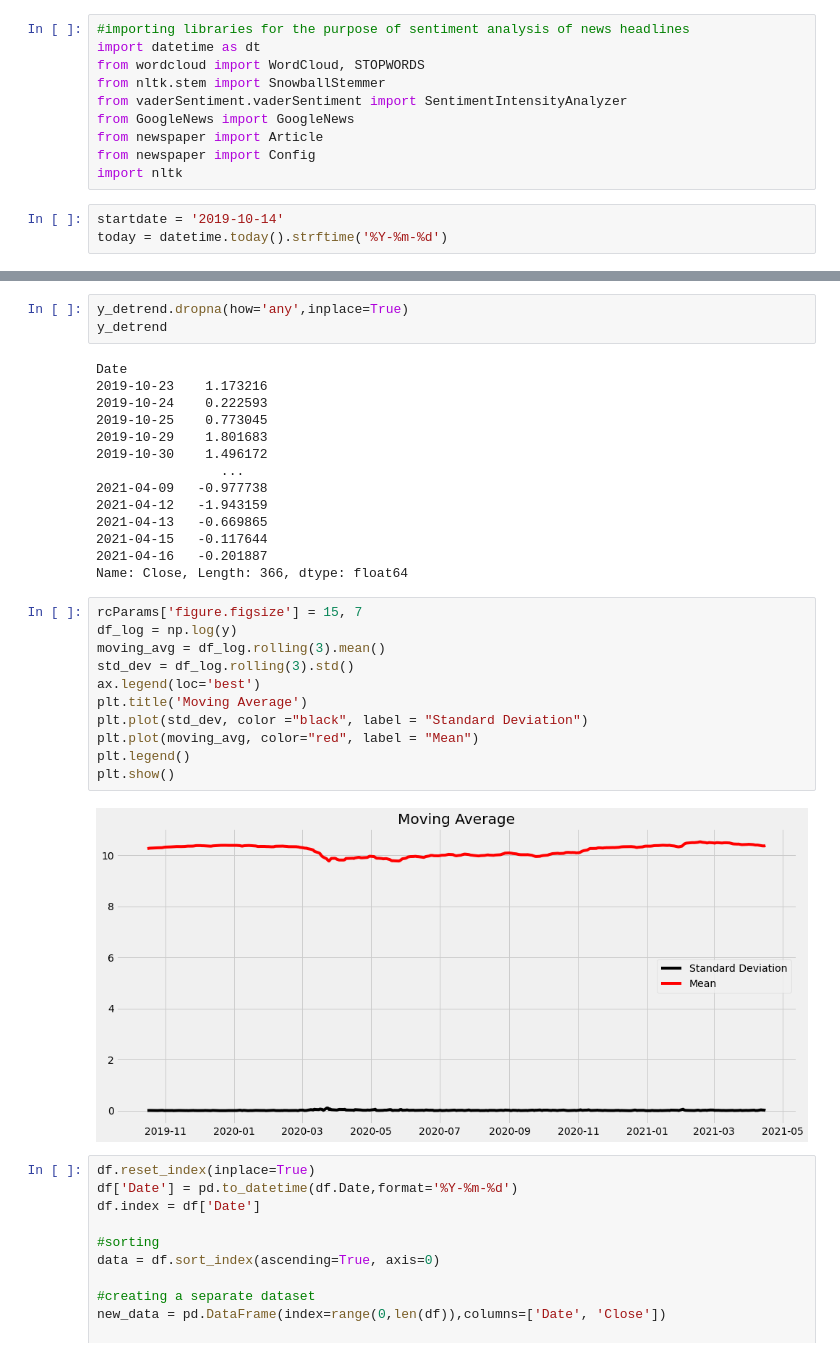
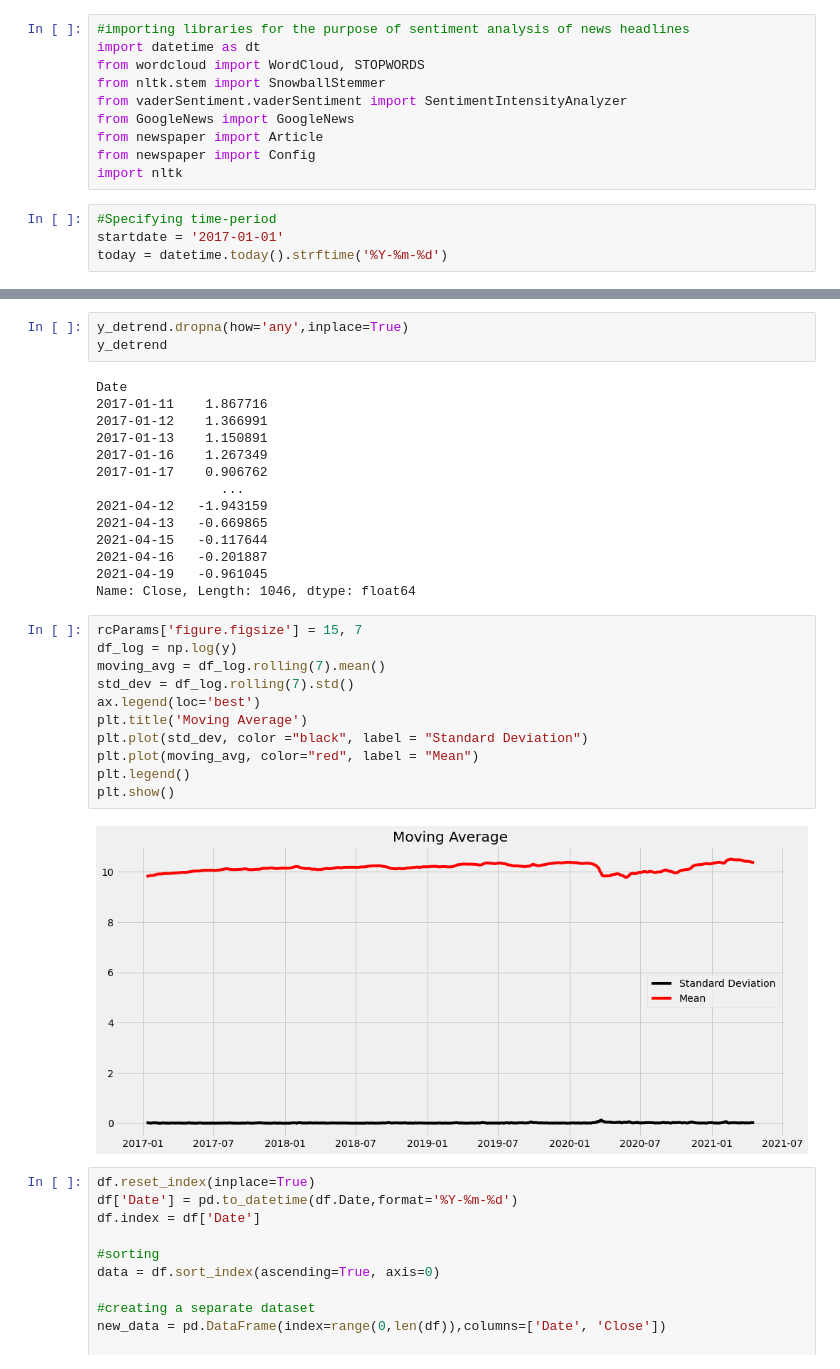
Before and after one commit to utkarsh060/Bank-Nifty-ARIMA-model, a Jupyter notebook: Stock Market Prediction using Numerical and Textual Analysis.ipynb, the cells around one changed output, grey strips where cells are left out. Saved outputs shown, nothing was run; the diff lists cells and outputs as text.

```diff
--- a/Stock Market Prediction using Numerical and Textual Analysis.ipynb
+++ b/Stock Market Prediction using Numerical and Textual Analysis.ipynb
@@ -32,6 +41,7 @@ from newspaper import Article
 from newspaper import Config
 import nltk
 # %%
-startdate = '2019-10-14'
+#Specifying time-period
+startdate = '2017-01-01'
 today = datetime.today().strftime('%Y-%m-%d')
 # %%
@@ -178,31 +200,31 @@ y_detrend.dropna(how='any',inplace=True)
 y_detrend
 # %% [output]
 Date
-2019-10-23    1.173216
-2019-10-24    0.222593
-2019-10-25    0.773045
-2019-10-29    1.801683
-2019-10-30    1.496172
+2017-01-11    1.867716
+2017-01-12    1.366991
+2017-01-13    1.150891
+2017-01-16    1.267349
+2017-01-17    0.906762
                 ...
-2021-04-09   -0.977738
 2021-04-12   -1.943159
 2021-04-13   -0.669865
 2021-04-15   -0.117644
 2021-04-16   -0.201887
-Name: Close, Length: 366, dtype: float64
+2021-04-19   -0.961045
+Name: Close, Length: 1046, dtype: float64
 # %%
 rcParams['figure.figsize'] = 15, 7
 df_log = np.log(y)
-moving_avg = df_log.rolling(3).mean()
-std_dev = df_log.rolling(3).std()
+moving_avg = df_log.rolling(7).mean()
+std_dev = df_log.rolling(7).std()
 ax.legend(loc='best')
 plt.title('Moving Average')
 plt.plot(std_dev, color ="black", label = "Standard Deviation")
 plt.plot(moving_avg, color="red", label = "Mean")
 plt.legend()
 plt.show()
 # %% [output]
-[figure, old version]
+[figure, new version]
 # %%
 df.reset_index(inplace=True)
 df['Date'] = pd.to_datetime(df.Date,format='%Y-%m-%d')
```
Also changed, not shown: parts of 27 cells of this notebook.
